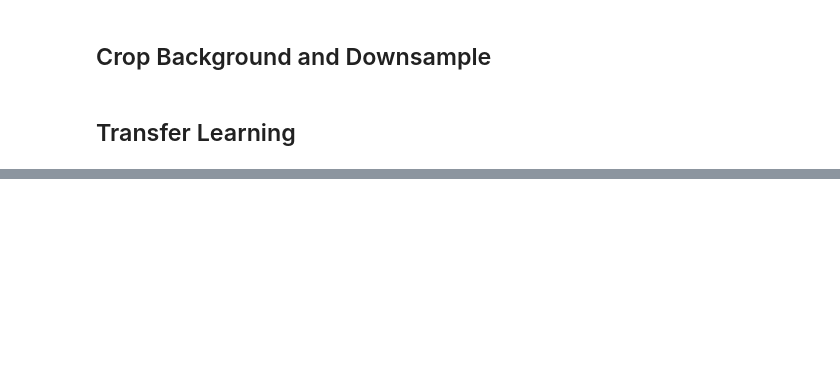
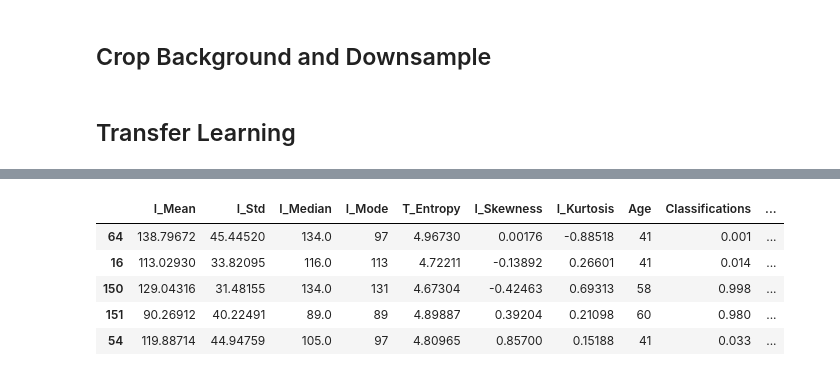
Before and after one commit to PedroVilares/TesePedroVilares, a Jupyter notebook: full_mammpgraphies/full_mammographies.ipynb, the cells around one changed output, grey strips where cells are left out. Drawn from its saved outputs; the diff is of its cells as text; code cells hidden in the pictures; blank space fills up the shorter version.

```diff
--- a/full_mammpgraphies/full_mammographies.ipynb
+++ b/full_mammpgraphies/full_mammographies.ipynb
@@ -215,0 +693,8 @@ print('AUC:',auc)
+# %%
+comp = True
+# %%
+if comp:
+    dataframe = pd.read_csv('numerical_data/classification_data_comp.csv')
+else:
+    dataframe = pd.read_csv('numerical_data/classification_data.csv')
+dataframe = dataframe.sample(n=len(dataframe.index))
@@ -215,0 +719,10 @@ print('AUC:',auc)
+# %%
+X_train, X_valid, y_train, y_valid = train_test_split(X, y,test_size=0.35)
+X.head(5)
+# %% [output]
+|  | I_Mean | I_Std | I_Median | I_Mode | T_Entropy | I_Skewness | I_Kurtosis | Age | Classifications | ... |
+| 64 | 138.79672 | 45.44520 | 134.0 | 97 | 4.96730 | 0.00176 | -0.88518 | 41 | 0.001 | ... |
+| 16 | 113.02930 | 33.82095 | 116.0 | 113 | 4.72211 | -0.13892 | 0.26601 | 41 | 0.014 | ... |
+| 150 | 129.04316 | 31.48155 | 134.0 | 131 | 4.67304 | -0.42463 | 0.69313 | 58 | 0.998 | ... |
+| 151 | 90.26912 | 40.22491 | 89.0 | 89 | 4.89887 | 0.39204 | 0.21098 | 60 | 0.980 | ... |
+| 54 | 119.88714 | 44.94759 | 105.0 | 97 | 4.80965 | 0.85700 | 0.15188 | 41 | 0.033 | ... |
```
Also changed, not shown: parts of 159 cells of this notebook, 1 other file.
